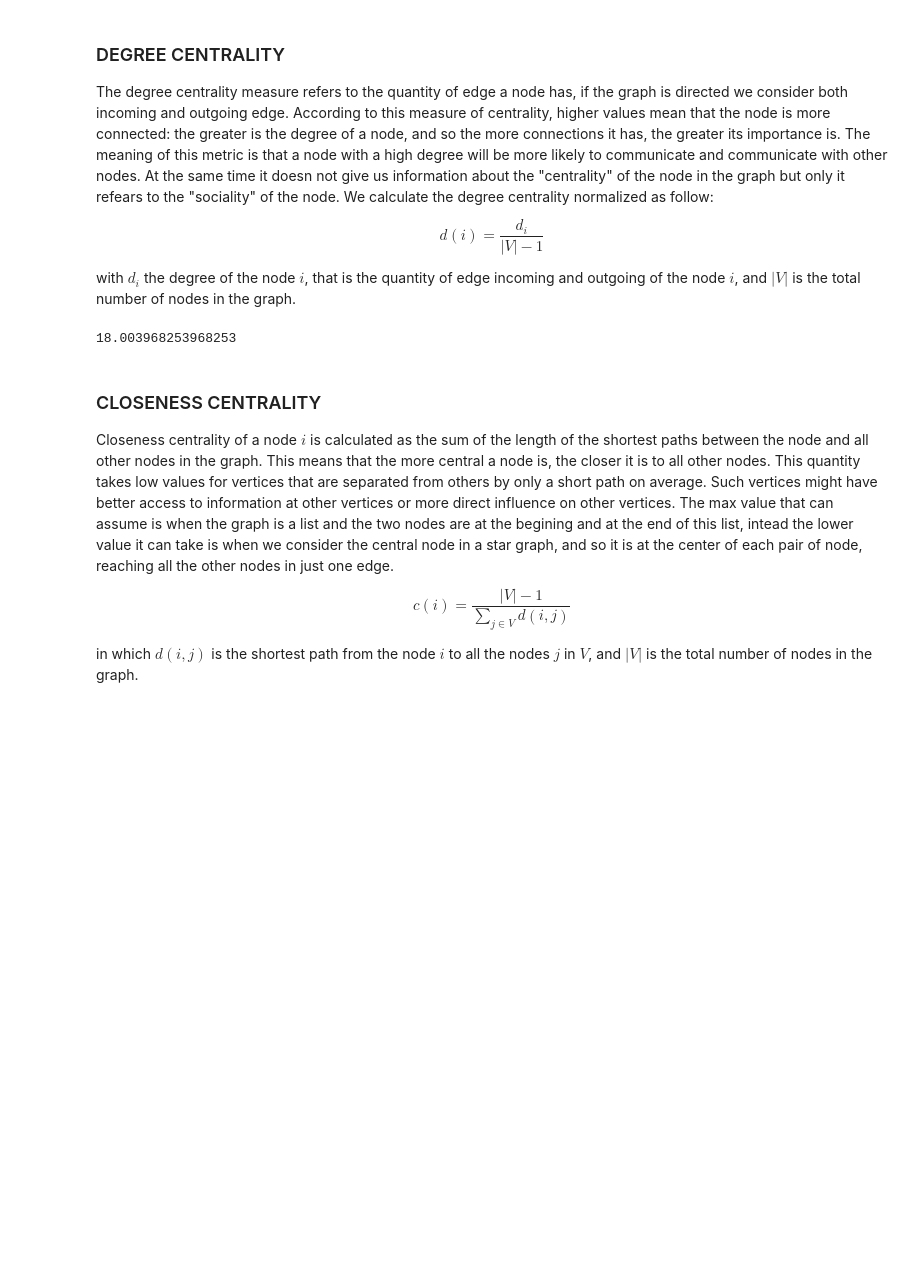
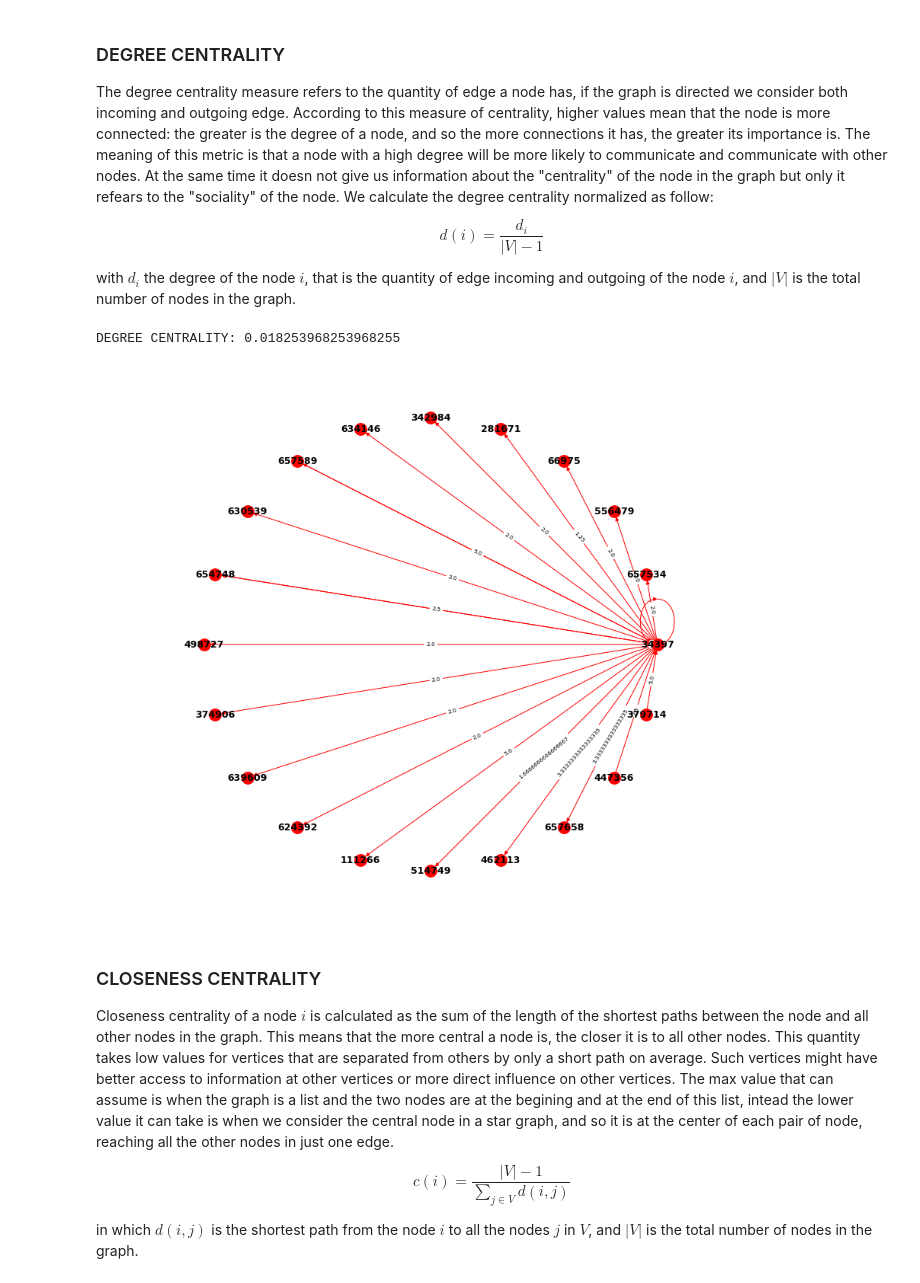
Before and after one commit to MartinaMlz/ADM_HW5, a Jupyter notebook: main.ipynb, the cells around one changed output. Cells and saved outputs as stored; diff of their text form; code cells hidden in the pictures; blank space fills up the shorter version.

```diff
--- a/main.ipynb
+++ b/main.ipynb
@@ -101,19 +104,20 @@ with $d_i$ the degree of the node $i$, that is the quantity of edge incoming and
 # %%
 user = 42
 start_time = 1300050000
 end_time = 1300060000
 metric = 'DEGREE CENTRALITY'
 node = 34397
 
 
 # Get the metric
 value, g = f2.functionality_2(node, start_time, end_time, metric, datasets)
 print('DEGREE CENTRALITY:', value)
 
 # Plot the metric
-f2.plot_metric(vale, metric)
+f2.plot_metric(g, node, metric)
 # %% [output]
-18.003968253968253
+DEGREE CENTRALITY: 0.018253968253968255
+[figure, added]
 # %% [markdown]
 ### CLOSENESS CENTRALITY
 Closeness centrality of a node $i$ is calculated as the sum of the length of the shortest paths between the node and all other nodes in the graph. This means that the more central a node is, the closer it is to all other nodes. This quantity takes low values for vertices that are separated from others by only a short path on average. Such vertices might have better access to information at other vertices or more direct influence on other vertices. The max value that can assume is when the graph is a list and the two nodes are at the begining and at the end of this list, intead the lower value it can take is when we consider the central node in a star graph, and so it is at the center of each pair of node, reaching all the other nodes in just one edge.
```
Also changed, not shown: parts of 8 cells of this notebook.
